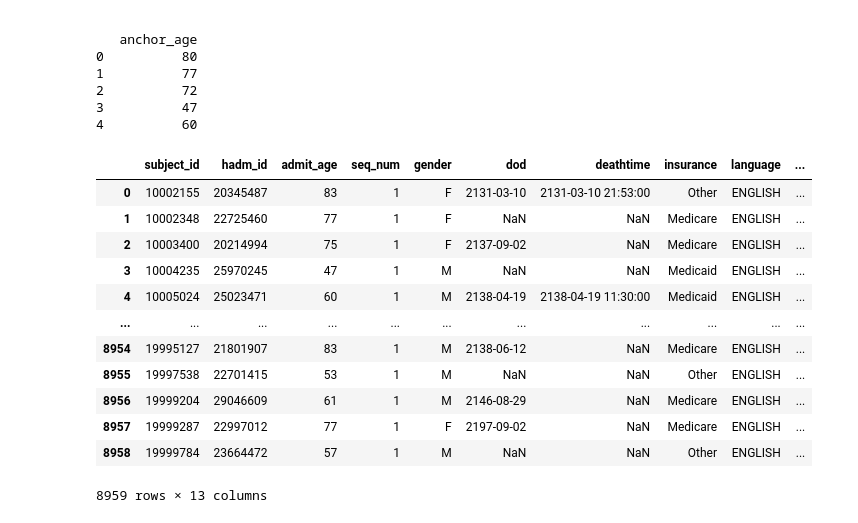
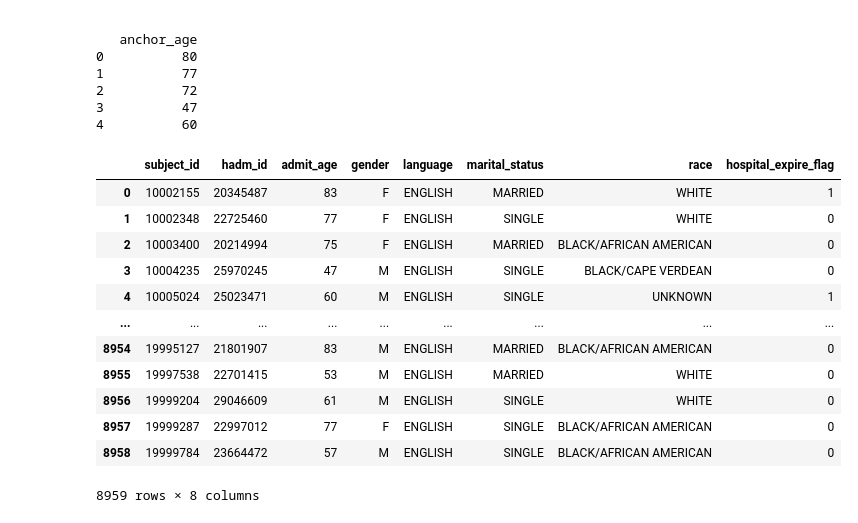
Before and after one commit to dohun-mat/mimic_iv_project, a Jupyter notebook: data_a.ipynb, the cells around one changed output. Cells and saved outputs as stored; diff of their text form; code cells hidden in the pictures.

```diff
--- a/data_a.ipynb
+++ b/data_a.ipynb
@@ -8,0 +30,4 @@ df_d_icd_diagnoses = pd.read_csv('d_icd_diagnoses.csv')
+# %%
+# int32를 int16으로 변환
+df_d_icd_diagnoses['icd_version'] = df_d_icd_diagnoses['icd_version'].astype('int16')
+df_d_icd_diagnoses.info()
@@ -8,0 +45,3 @@ df_d_icd_diagnoses = pd.read_csv('d_icd_diagnoses.csv')
+# %%
+df_d_icd_diagnoses.drop(['icd_version','long_title'],axis=1,inplace =True)
+df_d_icd_diagnoses.info()
@@ -53,0 +121,2 @@ cancer_high_bp_df
+# %%
+cancer_high_bp_df.drop(['icd_version','seq_num'],axis=1, inplace=True)
@@ -53,0 +180,3 @@ cancer_high_bp_df
+# %%
+cancer_high_bp_df['subject_id'] = cancer_high_bp_df['subject_id'].astype('int32')
+cancer_high_bp_df['hadm_id'] = cancer_high_bp_df['hadm_id'].astype('int32')
@@ -193,19 +398,19 @@ print(merge2_admission[['subject_id', 'admittime', 'admit_age','birth_year','anc
 3          47
 4          60
 # %%
-merge2_admission = merge2_admission[['subject_id','hadm_id','admit_age','seq_num','gender','dod','deathtime','insurance','language','marital_status','race','hospital_expire_flag','birth_year',]]
+merge2_admission = merge2_admission[['subject_id','hadm_id','admit_age','gender','language','marital_status','race','hospital_expire_flag']]
 merge2_admission
 # %% [output]
-|  | subject_id | hadm_id | admit_age | seq_num | gender | dod | deathtime | insurance | language | ... |
-| 0 | 10002155 | 20345487 | 83 | 1 | F | 2131-03-10 | 2131-03-10 21:53:00 | Other | ENGLISH | ... |
-| 1 | 10002348 | 22725460 | 77 | 1 | F | NaN | NaN | Medicare | ENGLISH | ... |
-| 2 | 10003400 | 20214994 | 75 | 1 | F | 2137-09-02 | NaN | Medicare | ENGLISH | ... |
-| 3 | 10004235 | 25970245 | 47 | 1 | M | NaN | NaN | Medicaid | ENGLISH | ... |
-| 4 | 10005024 | 25023471 | 60 | 1 | M | 2138-04-19 | 2138-04-19 11:30:00 | Medicaid | ENGLISH | ... |
-| ... | ... | ... | ... | ... | ... | ... | ... | ... | ... | ... |
-| 8954 | 19995127 | 21801907 | 83 | 1 | M | 2138-06-12 | NaN | Medicare | ENGLISH | ... |
-| 8955 | 19997538 | 22701415 | 53 | 1 | M | NaN | NaN | Other | ENGLISH | ... |
-| 8956 | 19999204 | 29046609 | 61 | 1 | M | 2146-08-29 | NaN | Medicare | ENGLISH | ... |
-| 8957 | 19999287 | 22997012 | 77 | 1 | F | 2197-09-02 | NaN | Medicare | ENGLISH | ... |
-| 8958 | 19999784 | 23664472 | 57 | 1 | M | NaN | NaN | Other | ENGLISH | ... |
+|  | subject_id | hadm_id | admit_age | gender | language | marital_status | race | hospital_expire_flag |
+| 0 | 10002155 | 20345487 | 83 | F | ENGLISH | MARRIED | WHITE | 1 |
+| 1 | 10002348 | 22725460 | 77 | F | ENGLISH | SINGLE | WHITE | 0 |
+| 2 | 10003400 | 20214994 | 75 | F | ENGLISH | MARRIED | BLACK/AFRICAN AMERICAN | 0 |
+| 3 | 10004235 | 25970245 | 47 | M | ENGLISH | SINGLE | BLACK/CAPE VERDEAN | 0 |
+| 4 | 10005024 | 25023471 | 60 | M | ENGLISH | SINGLE | UNKNOWN | 1 |
+| ... | ... | ... | ... | ... | ... | ... | ... | ... |
+| 8954 | 19995127 | 21801907 | 83 | M | ENGLISH | MARRIED | BLACK/AFRICAN AMERICAN | 0 |
+| 8955 | 19997538 | 22701415 | 53 | M | ENGLISH | MARRIED | WHITE | 0 |
+| 8956 | 19999204 | 29046609 | 61 | M | ENGLISH | SINGLE | WHITE | 0 |
+| 8957 | 19999287 | 22997012 | 77 | F | ENGLISH | SINGLE | BLACK/AFRICAN AMERICAN | 0 |
+| 8958 | 19999784 | 23664472 | 57 | M | ENGLISH | SINGLE | BLACK/AFRICAN AMERICAN | 0 |
-8959 rows × 13 columns
+8959 rows × 8 columns
```
Also changed, not shown: parts of 79 cells of this notebook.
